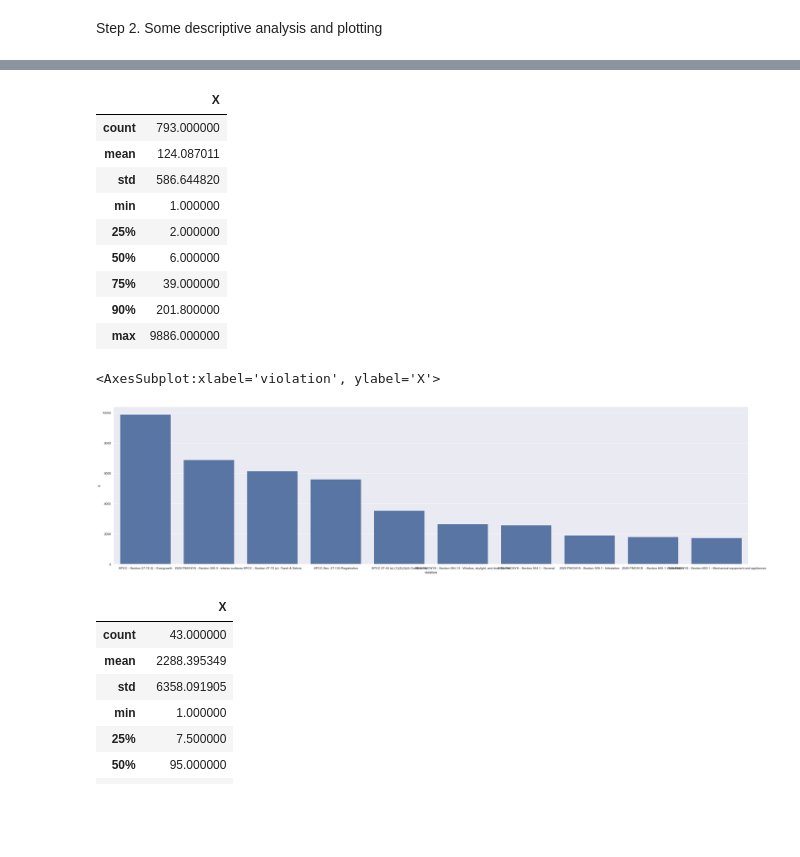
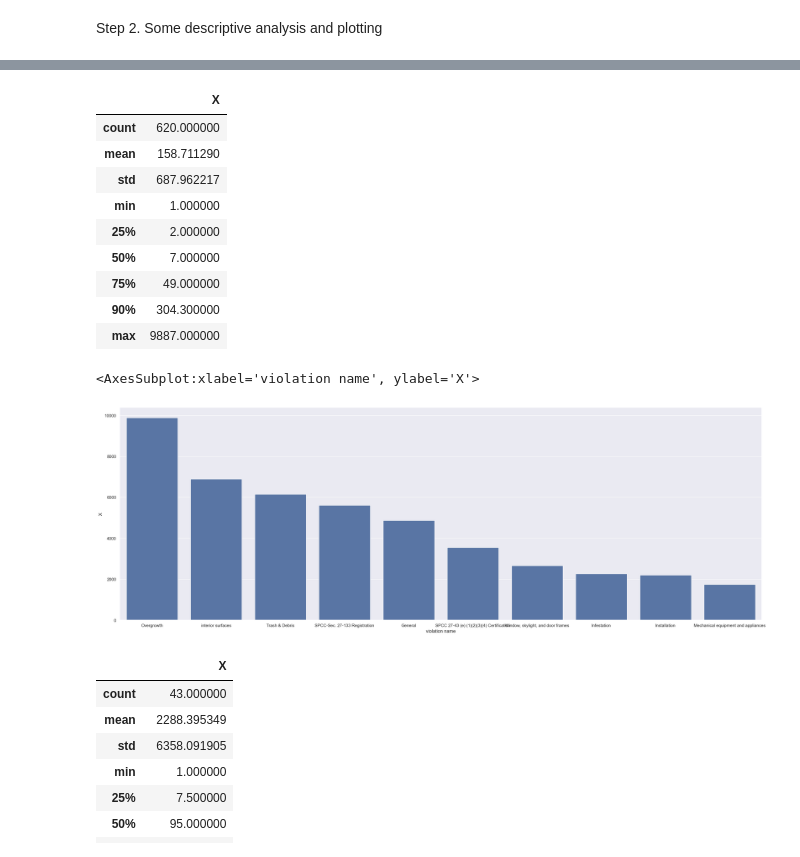
Before and after one commit to ht6631/IST_652_Project, a Jupyter notebook: ProjectAnalysis.ipynb, the cells around one changed output, grey strips where cells are left out. Saved outputs shown, nothing was run; the diff lists cells and outputs as text; code cells hidden in the pictures; blank space fills up the shorter version.

```diff
--- a/ProjectAnalysis.ipynb
+++ b/ProjectAnalysis.ipynb
@@ -233,29 +231,29 @@ unique 3 status types shown in the list: ['Closed' 'Open' 'Void']
 unique 3 Vacant types shown in the list: [nan 'Residential' 'Commercial']
 # %%
 # 2. What are the violation types and how frequent each type is
-violation_counts=code_violations.groupby('violation')['X'].count().to_frame().sort_values(by=['X'],ascending=False)
+violation_counts=code_violations.groupby('violation name')['X'].count().to_frame().sort_values(by=['X'],ascending=False)
 violation_counts=violation_counts.reset_index()
 violation_counts.describe(percentiles=[.25,.75,.90])
 # %% [output]
 |  | X |
-| count | 793.000000 |
-| mean | 124.087011 |
-| std | 586.644820 |
+| count | 620.000000 |
+| mean | 158.711290 |
+| std | 687.962217 |
 | min | 1.000000 |
 | 25% | 2.000000 |
-| 50% | 6.000000 |
-| 75% | 39.000000 |
-| 90% | 201.800000 |
-| max | 9886.000000 |
+| 50% | 7.000000 |
+| 75% | 49.000000 |
+| 90% | 304.300000 |
+| max | 9887.000000 |
 # %%
 # 90% of the counts of violations are under 200 cases through about 5 years, what about the most frequent ones?
 top10_frequent_violations=violation_counts[violation_counts['X']>200].head(10)
-sns.set(rc={'figure.figsize':(40, 10)})
-sns.barplot(x='violation',y='X',data=top10_frequent_violations)
+sns.set(rc={'figure.figsize':(30, 10)})
+sns.barplot(x='violation name',y='X',data=top10_frequent_violations)
 # we could generate a simple version of this 'violation' column, excluding information not so useful like 'SPCC - ' etc.
 # %% [output]
-<AxesSubplot:xlabel='violation', ylabel='X'>
+<AxesSubplot:xlabel='violation name', ylabel='X'>
-[figure, old version]
+[figure, new version]
 # %%
 # 3. What are the complaint types and how frequent is each type
 complaint_counts=code_violations.groupby('complaint_type_name')['X'].count().to_frame().sort_values(by=['X'],ascending=False)
```
Also changed, not shown: parts of 3 cells of this notebook, 4 other files.
